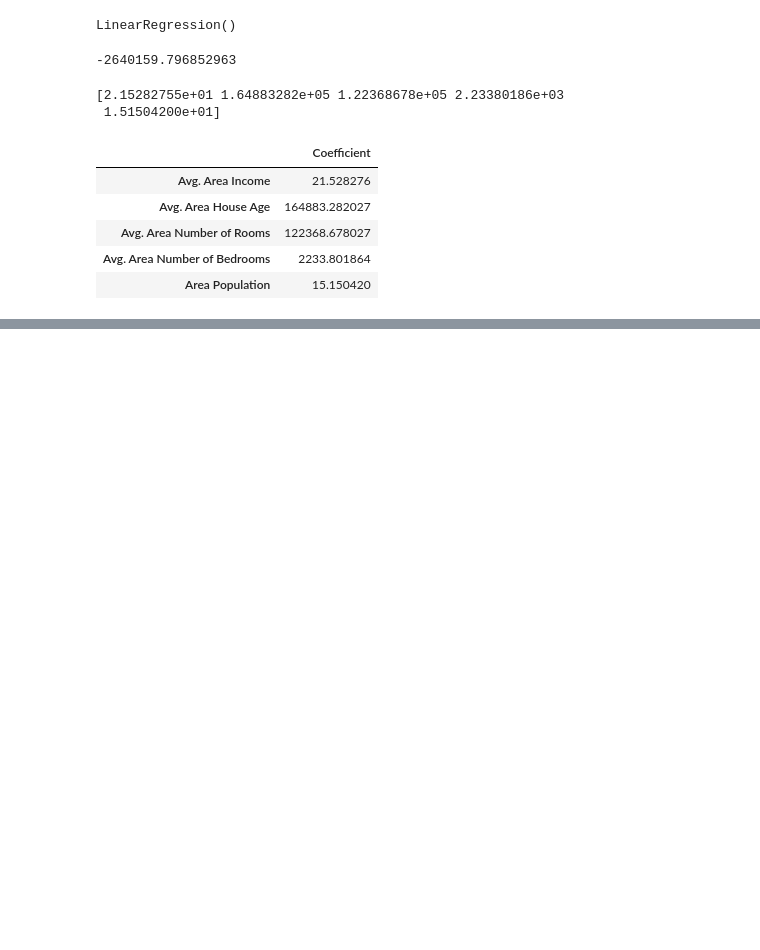
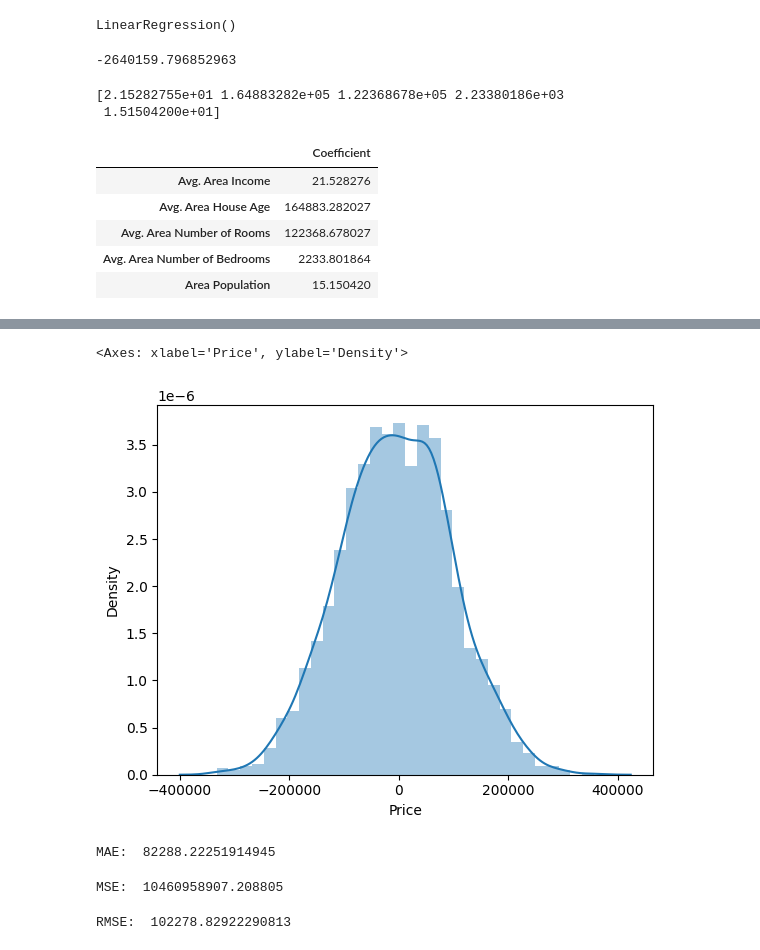
Before and after one commit to PedroAugusto2101/learning, a Jupyter notebook: data_science/02_machine_learning/02_project_house_price_prediction.ipynb, the cells around one changed output, grey strips where cells are left out. Drawn from its saved outputs; the diff is of its cells as text; code cells hidden in the pictures; blank space fills up the shorter version.

```diff
--- a/data_science/02_machine_learning/02_project_house_price_prediction.ipynb
+++ b/data_science/02_machine_learning/02_project_house_price_prediction.ipynb
@@ -148,0 +198,7 @@ coefs
+# %%
+sns.distplot((y_test - predict))
+# this will create a distribution plot of the residuals (the difference between the actual and predicted values of the target variable (price))
+# the residuals should be normally distributed, if the model is a good fit for the data
+# %% [output]
+<Axes: xlabel='Price', ylabel='Density'>
+[figure, added]
@@ -148,0 +208,25 @@ coefs
+# %%
+print('MAE: ', metrics.mean_absolute_error(y_test, predict))
+# This line calculates and prints the Mean Absolute Error (MAE) of the model.
+# The MAE is computed as the average of the absolute differences between the actual values (y_test)
+# and the predicted values (predict). It quantifies the average magnitude of errors in the model's predictions.
+# A lower MAE indicates better model performance, as it means the predictions are closer to the actual values.
+# Unlike MSE, the MAE treats all errors equally and is less sensitive to large errors (outliers).
+# %% [output]
+MAE:  82288.22251914945
+# %%
+print('MSE: ', metrics.mean_squared_error(y_test, predict))
+# This line calculates and prints the Mean Squared Error (MSE) of the model.
+# The MSE is computed as the average of the squared differences between the actual values (y_test)
+# and the predicted values (predict). It quantifies the error of the model's predictions.
+# A lower MSE indicates better model performance, as it means the predictions are closer to the actual values.
+# However, since the MSE squares the errors, it is more sensitive to large errors (outliers) compared to other metrics like MAE.
+# %% [output]
+MSE:  10460958907.208805
+# %%
+print('RMSE: ', np.sqrt(metrics.mean_squared_error(y_test, predict)))
+# RMSE (Root Mean Squared Error) is a metric used to evaluate the performance of a regression model.
+# It measures the average magnitude of the error between predicted and actual values.
+# A lower RMSE value indicates better model performance, as it means the predictions are closer to the actual values.
+# %% [output]
+RMSE:  102278.82922290813
```
Also changed, not shown: parts of 11 cells of this notebook.
